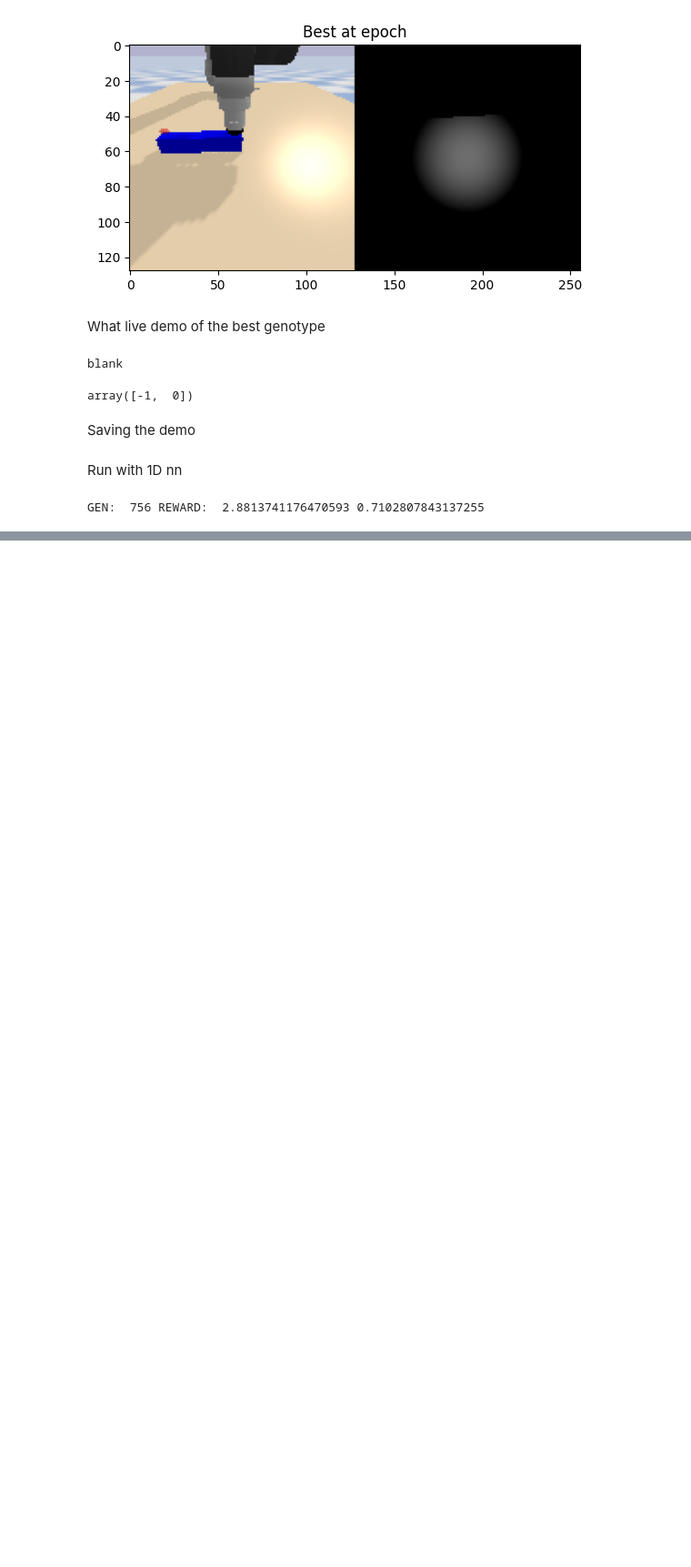
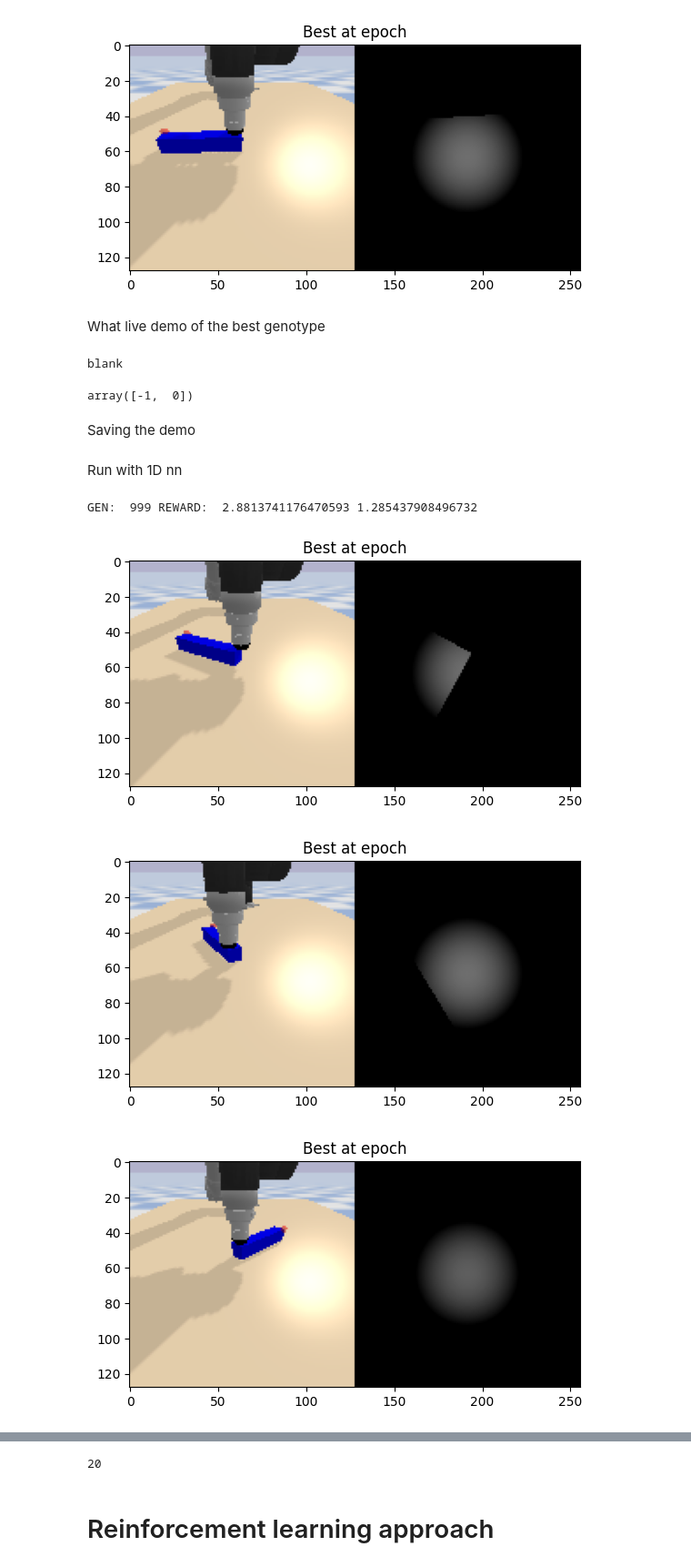
Before and after one commit to shepai/Chaos-Robotics, a Jupyter notebook: Bio-inspired sensors/Sim/gym_test.ipynb, the cells around one changed output, grey strips where cells are left out. Shown at 91% size. Cells and saved outputs as stored; diff of their text form; code cells hidden in the pictures; blank space fills up the shorter version.

Commit message:
Update gym_test.ipynb
reinforcement learning

```diff
--- a/Bio-inspired sensors/Sim/gym_test.ipynb
+++ b/Bio-inspired sensors/Sim/gym_test.ipynb
@@ -194,7 +194,7 @@ class Agent_Conv2D:
         return torch.mm(x,self.hidden_weights[-1].T.float()) + self.bias #third layer
 
     def get_action(self, x):
-        vectors=[(1,1),(1,0),(0,1),(-1,-1),(-1,0),(0,-1),(-1,1),(1,-1)] #possible moves
+        vectors=[(1,1),(1,0),(0,1),(-1,-1),(-1,0),(0,-1),(-1,1),(1,-1),(0,0)] #possible moves
         arr=self.forward(x)[0]
         ind=np.argmax(arr)
         return np.array(vectors[ind])
@@ -252,7 +252,7 @@ class Agent:
         return torch.mm(x,self.hidden_weights[-1].T.float()) + self.bias #third layer
 
     def get_action(self, x):
-        vectors=[(1,1),(1,0),(0,1),(-1,-1),(-1,0),(0,-1),(-1,1),(1,-1)] #possible moves
+        vectors=[(1,1),(1,0),(0,1),(-1,-1),(-1,0),(0,-1),(-1,1),(1,-1),(0,0)] #possible moves
         arr=self.forward(x)[0]
         ind=np.argmax(arr)
         return np.array(vectors[ind])
@@ -260,7 +260,7 @@ class Agent:
 create an agent and population of genes
 # %%
 DIM=25
-sensor=Agent_Conv2D(DIM*DIM,[100,60,30],8)
+sensor=Agent_Conv2D(DIM*DIM,[100,60,30],9)
 #sensor=Agent(DIM*DIM,100,60,30],8)
 size=sensor.num_genes
 def gen_population(pop_size=25):
@@ -350,7 +350,7 @@ def run_trial(sensor,gene,max_t,save=None):
         # step the environment
         o, r, d, info = env.step(a) #step through environment
         #print(a,env.action_space.sample())
-        fit=fitness(tactile_input)
+        fit=new_fitness(tactile_input)
         if fit==0:
             r_sum=0
             done=True #end if lost
@@ -371,6 +371,12 @@ def run_microbial(sensor,population,generations): #microbial algorithm trial
         for i in range(generations):
             clear_output()
             print("GEN: ",i,"REWARD: ",fitnesses[-1],str(f1/3))
+            try:
+                plt.title("Best at epoch")
+                plt.imshow(rendered[-1])
+                plt.show()
+            except:
+                pass
             #select neighbouring genes
             ind_1 = rnd.randint(0,len(population)-1)
             ind_2=ind_1+1
@@ -469,33 +478,36 @@ for i in range(100):
 Run with 1D nn
 # %%
 GENERATIONS=1000
-sensor=Agent(DIM*DIM,[100,60,30],8)
+sensor=Agent(DIM*DIM,[100,60,30],9)
 pop=gen_population()
 f,r,ind=run_microbial(sensor,pop,GENERATIONS)
 
 for i in range(0 if len(r)<5 else len(r)-5,len(r),1 if len(r) < 10 else int(len(r)/10)):
     plt.title("Best at epoch")
     plt.imshow(r[i])
     plt.show()
 arr=[]
 best=0
 best_ind=0
 for ind in range(len(pop)):
     arr_=[]
     f,r=run_trial(sensor,pop[ind],3,save=arr_)
     if f>best:
         best=f
         best_ind=ind
         arr=copy.deepcopy(arr_)
 
 
 h,w=arr[0].shape[:2]
 arr=[]
 f,r=run_trial(sensor,pop[best_ind],10,save=arr)
 out = cv.VideoWriter('./Gym_tactip_flat.avi',cv.VideoWriter_fourcc(*'DIVX'), 15, (w,h))
 #gen vid
 for i,j in enumerate(arr):
     out.write(j)
 out.release()
 # %% [output]
-GEN:  756 REWARD:  2.8813741176470593 0.7102807843137255
+GEN:  999 REWARD:  2.8813741176470593 1.285437908496732
+[figure, added]
+[figure, added]
+[figure, added]
@@ -501,0 +537,14 @@ GEN:  756 REWARD:  2.8813741176470593 0.7102807843137255
+# %%
+h,w=arr[0].shape[:2]
+arr=[]
+print(best_ind)
+f,r=run_trial(sensor,pop[21],15,save=arr)
+out = cv.VideoWriter('./Gym_tactip_flat.avi',cv.VideoWriter_fourcc(*'DIVX'), 10, (w,h))
+#gen vid
+for i,j in enumerate(arr):
+    out.write(j)
+out.release()
+# %% [output]
+20
+# %% [markdown]
+# Reinforcement learning approach
```
Also changed, not shown: parts of 9 cells of this notebook.
